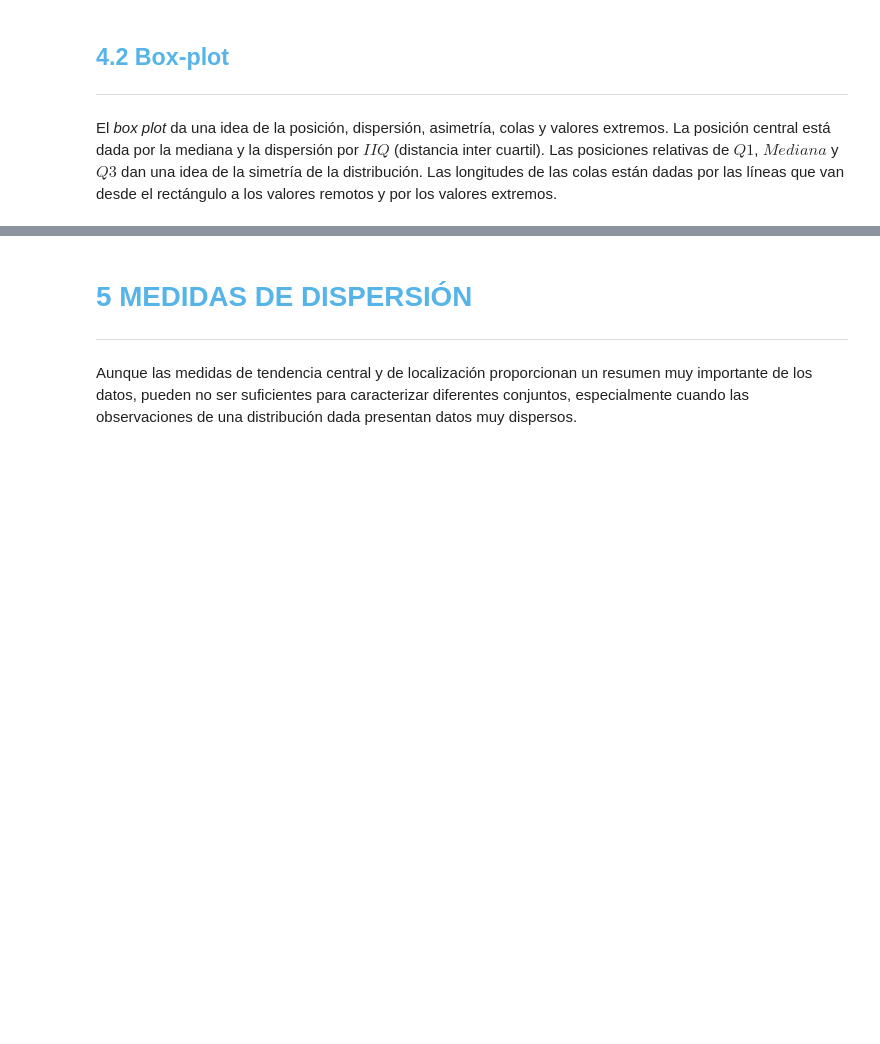
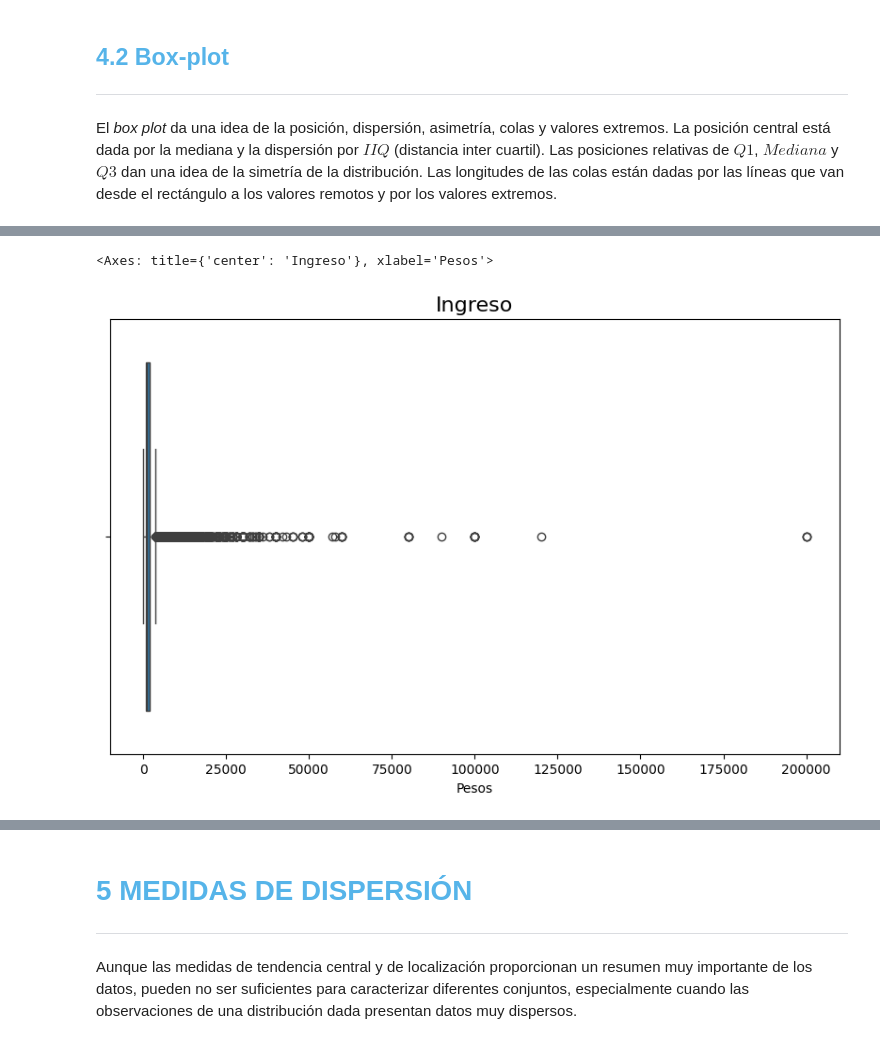
Before and after one commit to mespealva/numpy, a Jupyter notebook: Curso_de_Estadística_con_Python_1.ipynb, the cells around one changed output, grey strips where cells are left out. Cells and saved outputs as stored; diff of their text form; code cells hidden in the pictures; blank space fills up the shorter version.

```diff
--- a/Curso_de_Estadística_con_Python_1.ipynb
+++ b/Curso_de_Estadística_con_Python_1.ipynb
@@ -755,0 +778,11 @@ El *box plot* da una idea de la posición, dispersión, asimetría, colas y valo
+# %%
+ax=sns.boxplot(x="Ingreso", data=datos, orient="h")
+
+ax.figure.set_size_inches(10, 6)
+ax.set_title("Ingreso", fontsize=16)
+ax.set_xlabel("Pesos")
+#ax.set_ylabel("Densidad Acumulada")
+ax
+# %% [output]
+<Axes: title={'center': 'Ingreso'}, xlabel='Pesos'>
+[figure, added]
```
Also changed, not shown: parts of 20 cells of this notebook.
